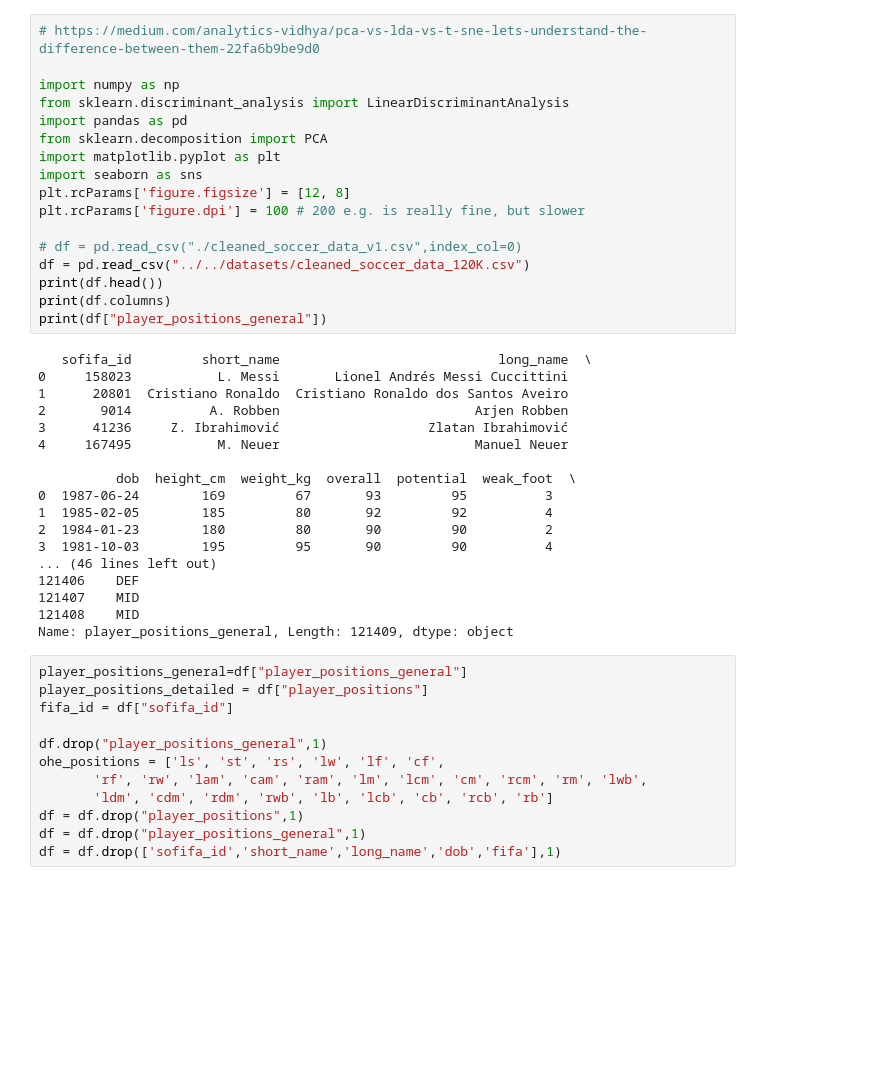
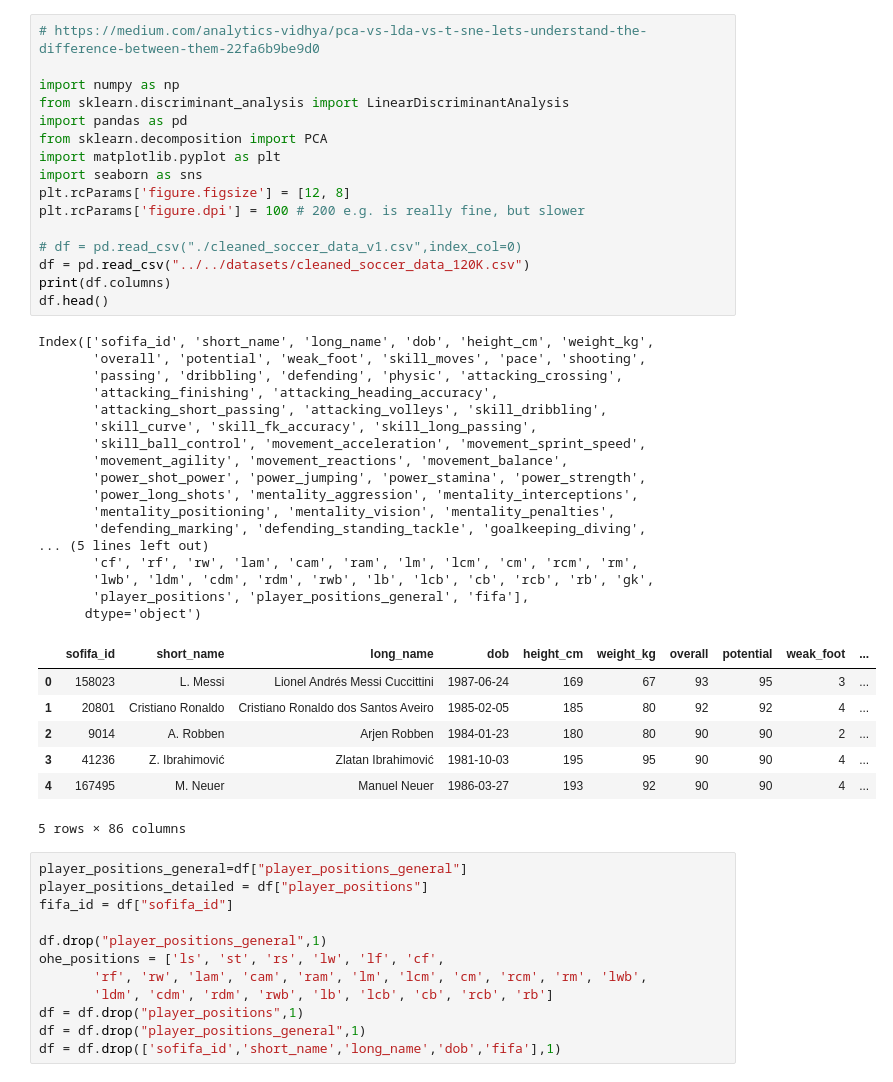
Before and after one commit to limxuanyu127/Soccer-Player-Attributes-Comparison, a Jupyter notebook: fifa_similarity_search/embedding_generation/LDA.ipynb, the cells around one changed output. Cells and saved outputs as stored; diff of their text form; blank space fills up the shorter version.

```diff
--- a/fifa_similarity_search/embedding_generation/LDA.ipynb
+++ b/fifa_similarity_search/embedding_generation/LDA.ipynb
@@ -1,38 +1,44 @@
 # %%
 # https://medium.com/analytics-vidhya/pca-vs-lda-vs-t-sne-lets-understand-the-difference-between-them-22fa6b9be9d0
 
 import numpy as np
 from sklearn.discriminant_analysis import LinearDiscriminantAnalysis
 import pandas as pd
 from sklearn.decomposition import PCA
 import matplotlib.pyplot as plt
 import seaborn as sns
 plt.rcParams['figure.figsize'] = [12, 8]
 plt.rcParams['figure.dpi'] = 100 # 200 e.g. is really fine, but slower
 
 # df = pd.read_csv("./cleaned_soccer_data_v1.csv",index_col=0)
 df = pd.read_csv("../../datasets/cleaned_soccer_data_120K.csv")
-print(df.head())
 print(df.columns)
-print(df["player_positions_general"])
+df.head()
 # %% [output]
-   sofifa_id         short_name                            long_name  \
-0     158023           L. Messi       Lionel Andrés Messi Cuccittini
-1      20801  Cristiano Ronaldo  Cristiano Ronaldo dos Santos Aveiro
-2       9014          A. Robben                         Arjen Robben
-3      41236     Z. Ibrahimović                   Zlatan Ibrahimović
-4     167495           M. Neuer                         Manuel Neuer
-
-          dob  height_cm  weight_kg  overall  potential  weak_foot  \
-0  1987-06-24        169         67       93         95          3
-1  1985-02-05        185         80       92         92          4
-2  1984-01-23        180         80       90         90          2
-3  1981-10-03        195         95       90         90          4
-... (46 lines left out)
-121406    DEF
-121407    MID
-121408    MID
-Name: player_positions_general, Length: 121409, dtype: object
+Index(['sofifa_id', 'short_name', 'long_name', 'dob', 'height_cm', 'weight_kg',
+       'overall', 'potential', 'weak_foot', 'skill_moves', 'pace', 'shooting',
+       'passing', 'dribbling', 'defending', 'physic', 'attacking_crossing',
+       'attacking_finishing', 'attacking_heading_accuracy',
+       'attacking_short_passing', 'attacking_volleys', 'skill_dribbling',
+       'skill_curve', 'skill_fk_accuracy', 'skill_long_passing',
+       'skill_ball_control', 'movement_acceleration', 'movement_sprint_speed',
+       'movement_agility', 'movement_reactions', 'movement_balance',
+       'power_shot_power', 'power_jumping', 'power_stamina', 'power_strength',
+       'power_long_shots', 'mentality_aggression', 'mentality_interceptions',
+       'mentality_positioning', 'mentality_vision', 'mentality_penalties',
+       'defending_marking', 'defending_standing_tackle', 'goalkeeping_diving',
+... (5 lines left out)
+       'cf', 'rf', 'rw', 'lam', 'cam', 'ram', 'lm', 'lcm', 'cm', 'rcm', 'rm',
+       'lwb', 'ldm', 'cdm', 'rdm', 'rwb', 'lb', 'lcb', 'cb', 'rcb', 'rb', 'gk',
+       'player_positions', 'player_positions_general', 'fifa'],
+      dtype='object')
+|  | sofifa_id | short_name | long_name | dob | height_cm | weight_kg | overall | potential | weak_foot | ... |
+| 0 | 158023 | L. Messi | Lionel Andrés Messi Cuccittini | 1987-06-24 | 169 | 67 | 93 | 95 | 3 | ... |
+| 1 | 20801 | Cristiano Ronaldo | Cristiano Ronaldo dos Santos Aveiro | 1985-02-05 | 185 | 80 | 92 | 92 | 4 | ... |
+| 2 | 9014 | A. Robben | Arjen Robben | 1984-01-23 | 180 | 80 | 90 | 90 | 2 | ... |
+| 3 | 41236 | Z. Ibrahimović | Zlatan Ibrahimović | 1981-10-03 | 195 | 95 | 90 | 90 | 4 | ... |
+| 4 | 167495 | M. Neuer | Manuel Neuer | 1986-03-27 | 193 | 92 | 90 | 90 | 4 | ... |
+5 rows × 86 columns
 # %%
 player_positions_general=df["player_positions_general"]
 player_positions_detailed = df["player_positions"]
```
Also changed, not shown: parts of 1 cell of this notebook, 3 other files.
